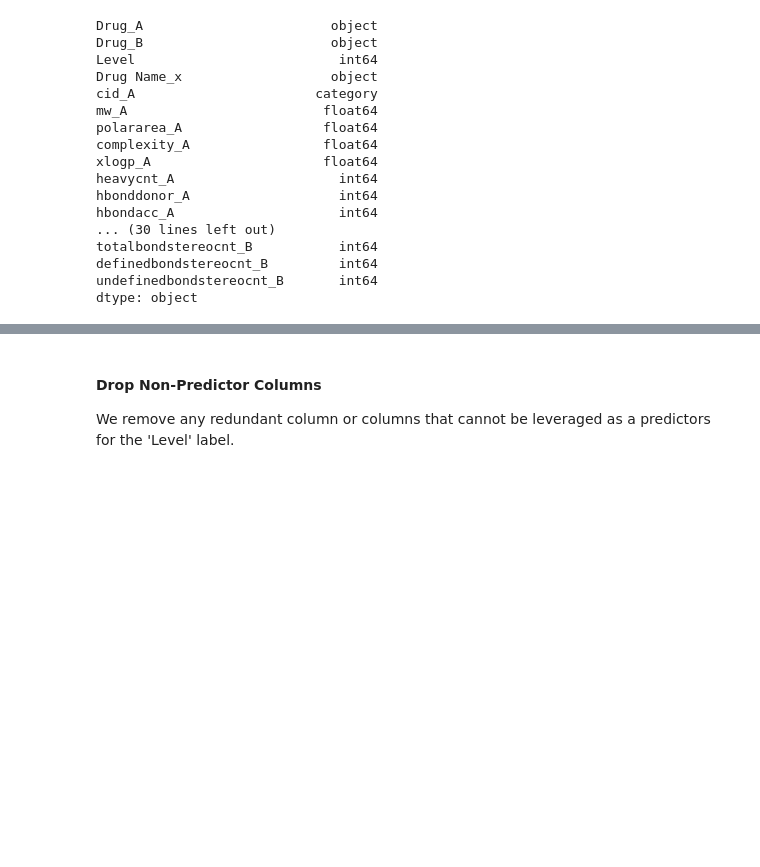
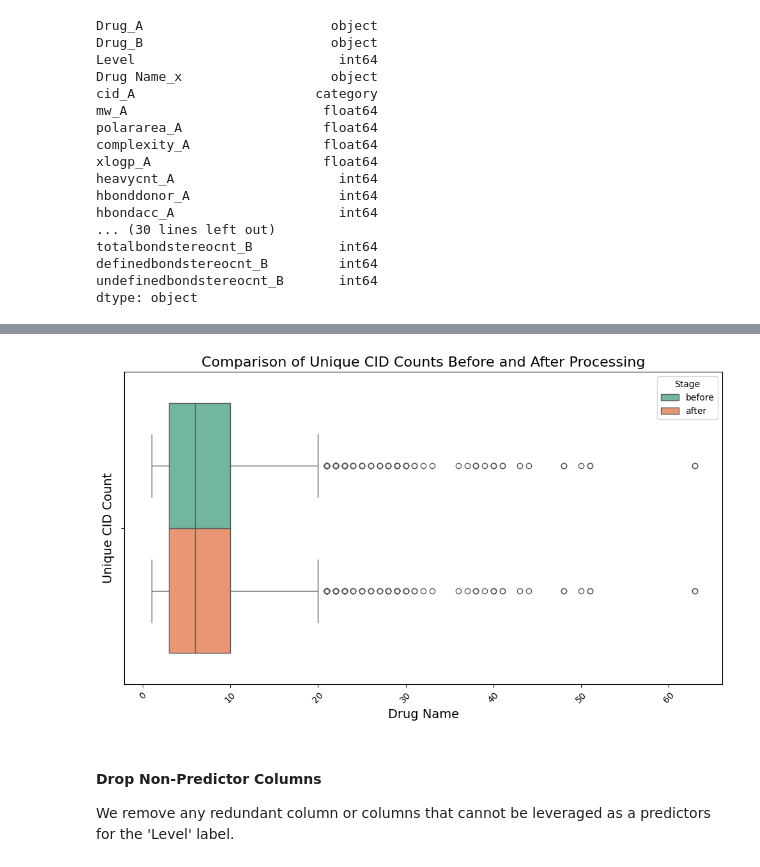
Before and after one commit to Freston1605/balanciumrx, a Jupyter notebook: train_data_processing.ipynb, the cells around one changed output, grey strips where cells are left out. Saved outputs shown, nothing was run; the diff lists cells and outputs as text; code cells hidden in the pictures; blank space fills up the shorter version.

```diff
--- a/train_data_processing.ipynb
+++ b/train_data_processing.ipynb
@@ -295,3 +363,11 @@ totalbondstereocnt_B           int64
 definedbondstereocnt_B         int64
 undefinedbondstereocnt_B       int64
 dtype: object
+# %%
+# Group by Drug Name on Drug_A and count the Unique CID values
+cids_per_drug_join = ddinter_drugA_drugB_joined.groupby(['Drug_A']).agg(cid_A_nunique=('cid_A', 'nunique')).reset_index()
+
+# Rename Drug_A to 'Drug Name'
+cids_per_drug_join.rename(columns={'Drug_A': 'Drug Name'}, inplace=True)
+
+cids_per_drug_join.head()
@@ -297,0 +381,9 @@ dtype: object
+# %%
+# Perform the join between cids_per_drug and cids_per_drug_join
+comparison_data = pd.merge(
+    cids_per_drug.rename(columns={'cid_nunique': 'before'}),
+    cids_per_drug_join.rename(columns={'cid_A_nunique': 'after'}),
+    on='Drug Name',
+    how='inner'
+)
+comparison_data.head()
@@ -297,0 +397,6 @@ dtype: object
+# %%
+# Melt the dataframe to a long format for seaborn
+comparison_data_melted = comparison_data.melt(id_vars='Drug Name', value_vars=['before', 'after'],
+                    var_name='Stage', value_name='Unique CID Count')
+
+comparison_data_melted.head()
@@ -298,3 +410,20 @@ dtype: object
+# %%
+
+# Plot the paired box plot
+plt.figure(figsize=(10, 6))
+sns.boxplot(data=comparison_data_melted, x='Unique CID Count', hue='Stage', palette='Set2')
+
+# Customize plot
+plt.title('Comparison of Unique CID Counts Before and After Processing', fontsize=16)
+plt.xlabel('Drug Name', fontsize=14)
+plt.ylabel('Unique CID Count', fontsize=14)
+plt.xticks(rotation=45)
+
+# Show plot
+plt.tight_layout()
+plt.show()
+# %% [output]
+[figure, added]
 # %% [markdown]
 #### Drop Non-Predictor Columns
 
```
Also changed, not shown: parts of 15 cells of this notebook.
